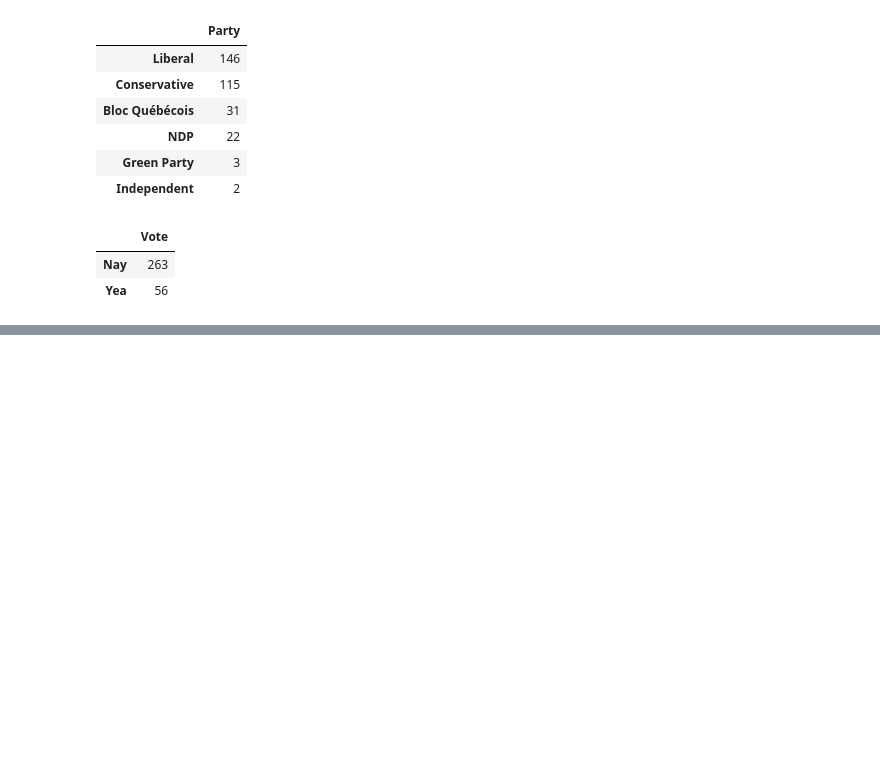
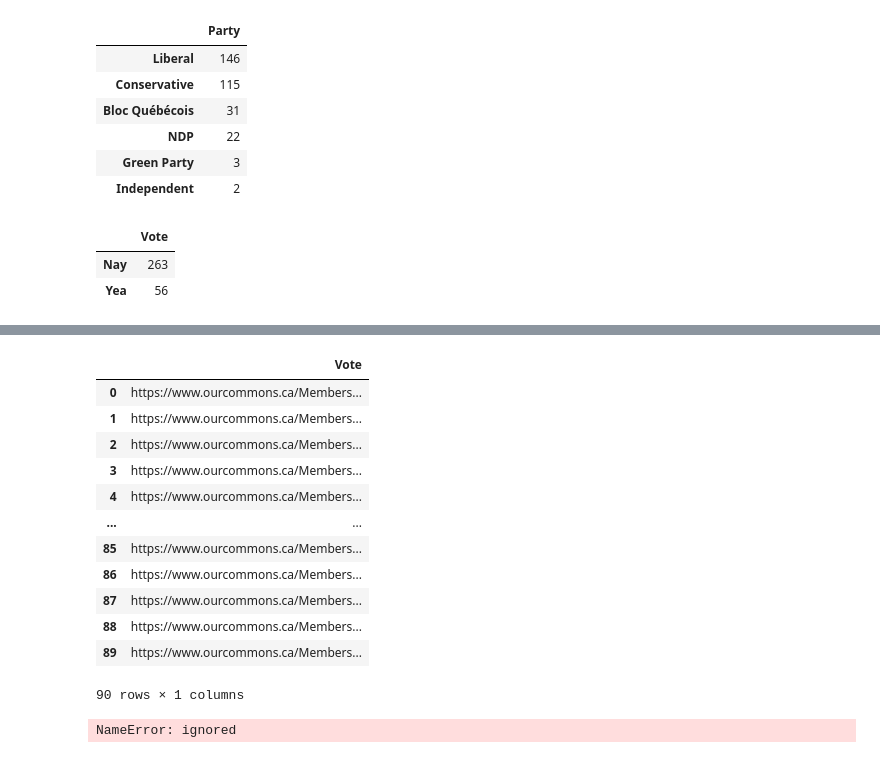
Before and after one commit to Melo-Professional/Data-Analysis---Canadian-Parliament, a Jupyter notebook: ex_cpv_da_005.1.ipynb, the cells around one changed output, grey strips where cells are left out. Drawn from its saved outputs; the diff is of its cells as text; code cells hidden in the pictures; blank space fills up the shorter version.

```diff
--- a/ex_cpv_da_005.1.ipynb
+++ b/ex_cpv_da_005.1.ipynb
@@ -53,0 +110,23 @@ df['Vote'].value_counts().to_frame()
+# %%
+url_data = pd.DataFrame(columns=["Vote"])
+Vote = []
+for name in vote_list['Number']:
+    newUrl = base_url + name
+    Vote.append(newUrl)
+url_data["Vote"] = Vote
+# %%
+url_data
+# %% [output]
+|  | Vote |
+| 0 | https://www.ourcommons.ca/Members... |
+| 1 | https://www.ourcommons.ca/Members... |
+| 2 | https://www.ourcommons.ca/Members... |
+| 3 | https://www.ourcommons.ca/Members... |
+| 4 | https://www.ourcommons.ca/Members... |
+| ... | ... |
+| 85 | https://www.ourcommons.ca/Members... |
+| 86 | https://www.ourcommons.ca/Members... |
+| 87 | https://www.ourcommons.ca/Members... |
+| 88 | https://www.ourcommons.ca/Members... |
+| 89 | https://www.ourcommons.ca/Members... |
+90 rows × 1 columns
@@ -53,0 +135,24 @@ df['Vote'].value_counts().to_frame()
+# %%
+URLS = open("url-text-42-1-privatemembers","r")
+for url in URLS:
+    # Read next HTML page in set:
+    dfs = pd.read_html(url,header=0)
+    df = dfs[0]
+    df.rename(columns={'Member Voted':'Vote'}, inplace=True)
+    df.rename(columns={'Political Affiliation':'Party'}, inplace=True)
+    # Ignore unanimous votes:
+    vote_output_nay = df[df['Vote'].str.contains('Nay', na=False)]
+    total_votes_nay = vote_output_nay['Vote'].str.contains('Nay', na=False)
+    filtered_votes = total_votes_nay.sum()
+    if filtered_votes==0:
+        continue
+    # Call functions to tabulate votes:
+    else:
+        liberal_votes()
+        conservative_votes()
+        ndp_votes()
+        bloc_votes()
+
+        total_votes += 1
+# %% [output]
+NameError: ignored
```
Also changed, not shown: parts of 16 cells of this notebook.
